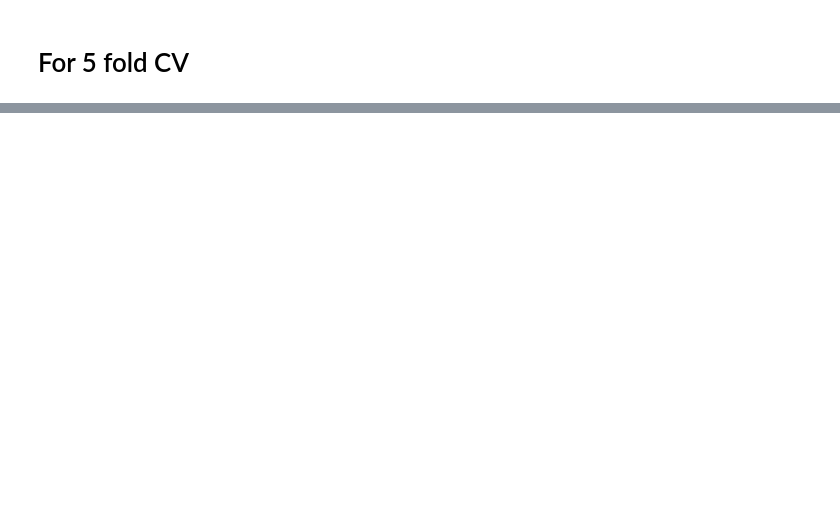
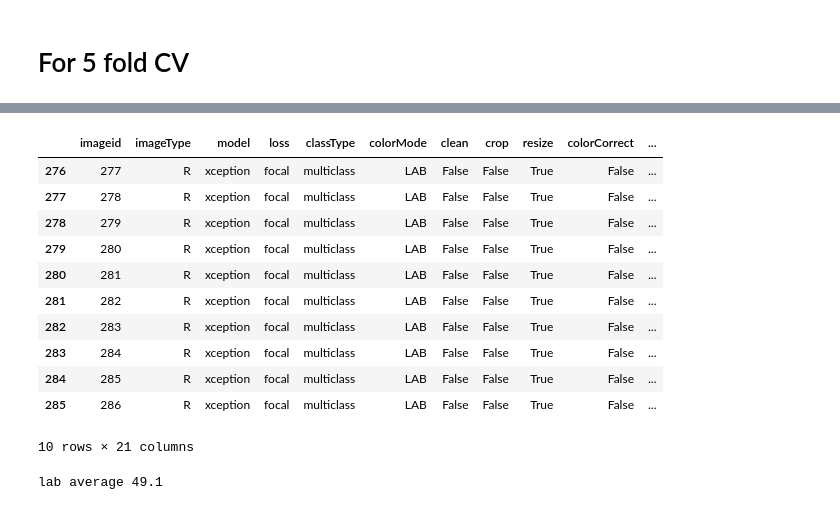
Before and after one commit to bluesaiyancodes/Allergic-Rhinitis, a Jupyter notebook: Testing.ipynb, the cells around one changed output, grey strips where cells are left out. Cells and saved outputs as stored; diff of their text form; code cells hidden in the pictures; blank space fills up the shorter version.

```diff
--- a/Testing.ipynb
+++ b/Testing.ipynb
@@ -144,0 +129,20 @@ a.get("ball")
+# %%
+lab_df = dataF.iloc[276:276+10]
+lab_df
+# %% [output]
+|  | imageid | imageType | model | loss | classType | colorMode | clean | crop | resize | colorCorrect | ... |
+| 276 | 277 | R | xception | focal | multiclass | LAB | False | False | True | False | ... |
+| 277 | 278 | R | xception | focal | multiclass | LAB | False | False | True | False | ... |
+| 278 | 279 | R | xception | focal | multiclass | LAB | False | False | True | False | ... |
+| 279 | 280 | R | xception | focal | multiclass | LAB | False | False | True | False | ... |
+| 280 | 281 | R | xception | focal | multiclass | LAB | False | False | True | False | ... |
+| 281 | 282 | R | xception | focal | multiclass | LAB | False | False | True | False | ... |
+| 282 | 283 | R | xception | focal | multiclass | LAB | False | False | True | False | ... |
+| 283 | 284 | R | xception | focal | multiclass | LAB | False | False | True | False | ... |
+| 284 | 285 | R | xception | focal | multiclass | LAB | False | False | True | False | ... |
+| 285 | 286 | R | xception | focal | multiclass | LAB | False | False | True | False | ... |
+10 rows × 21 columns
+# %%
+print('lab average', sum(lab_df.iloc[:, -1])/len(lab_df.iloc[:, -1]))
+# %% [output]
+lab average 49.1
```
Also changed, not shown: parts of 22 cells of this notebook, 52 other files.
